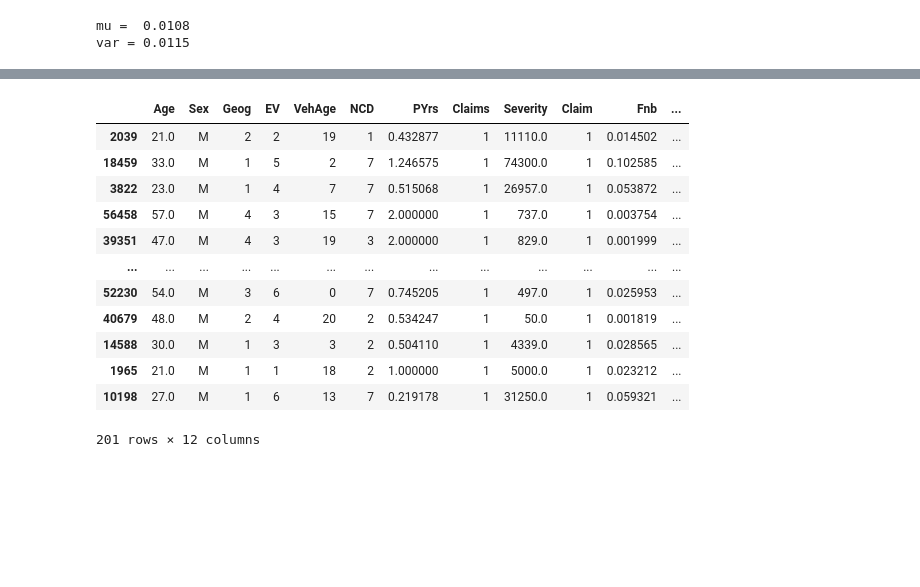
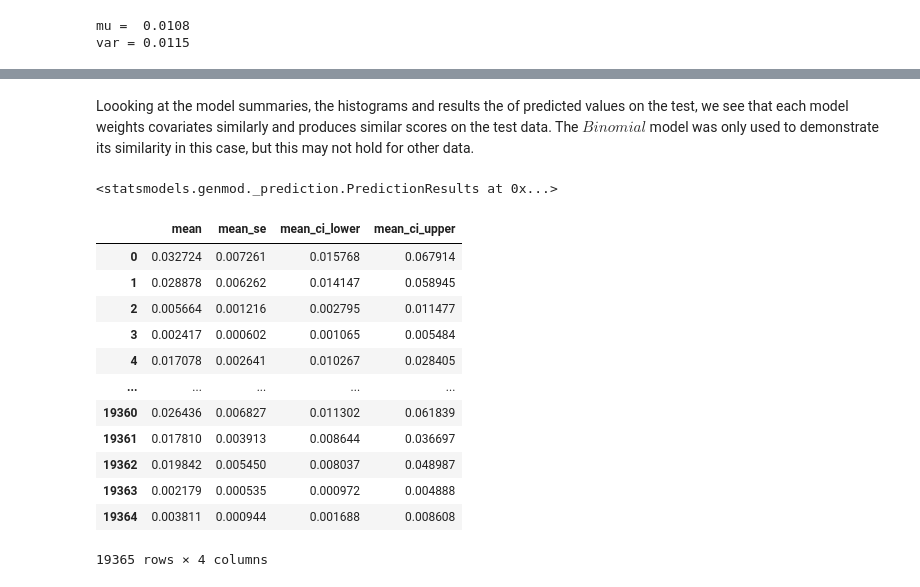
Before and after one commit to bpostance/learn_data_science, a Jupyter notebook: Risk/02-FrequencySeverity-auto.ipynb, the cells around one changed output, grey strips where cells are left out. Cells and saved outputs as stored; diff of their text form; code cells hidden in the pictures; blank space fills up the shorter version.

```diff
--- a/Risk/02-FrequencySeverity-auto.ipynb
+++ b/Risk/02-FrequencySeverity-auto.ipynb
@@ -215,16 +242,23 @@ test['Fpo'] = FreqPoisson.predict(test)
-# %%
-test.loc[test['Claim']==1]
-# %% [output]
-|  | Age | Sex | Geog | EV | VehAge | NCD | PYrs | Claims | Severity | Claim | Fnb | ... |
-| 2039 | 21.0 | M | 2 | 2 | 19 | 1 | 0.432877 | 1 | 11110.0 | 1 | 0.014502 | ... |
-| 18459 | 33.0 | M | 1 | 5 | 2 | 7 | 1.246575 | 1 | 74300.0 | 1 | 0.102585 | ... |
-| 3822 | 23.0 | M | 1 | 4 | 7 | 7 | 0.515068 | 1 | 26957.0 | 1 | 0.053872 | ... |
-| 56458 | 57.0 | M | 4 | 3 | 15 | 7 | 2.000000 | 1 | 737.0 | 1 | 0.003754 | ... |
-| 39351 | 47.0 | M | 4 | 3 | 19 | 3 | 2.000000 | 1 | 829.0 | 1 | 0.001999 | ... |
-| ... | ... | ... | ... | ... | ... | ... | ... | ... | ... | ... | ... | ... |
-| 52230 | 54.0 | M | 3 | 6 | 0 | 7 | 0.745205 | 1 | 497.0 | 1 | 0.025953 | ... |
-| 40679 | 48.0 | M | 2 | 4 | 20 | 2 | 0.534247 | 1 | 50.0 | 1 | 0.001819 | ... |
-| 14588 | 30.0 | M | 1 | 3 | 3 | 2 | 0.504110 | 1 | 4339.0 | 1 | 0.028565 | ... |
-| 1965 | 21.0 | M | 1 | 1 | 18 | 2 | 1.000000 | 1 | 5000.0 | 1 | 0.023212 | ... |
-| 10198 | 27.0 | M | 1 | 6 | 13 | 7 | 0.219178 | 1 | 31250.0 | 1 | 0.059321 | ... |
-201 rows × 12 columns
+# %% [markdown]
+Loooking at the model summaries, the histograms and results the of predicted values on the test, we see that each model weights covariates similarly and produces similar scores on the test data. The $Binomial$ model was only used to demonstrate its similarity in this case, but this may not hold for other data.
+# %%
+t = FreqNegBin.get_prediction(test)
+t
+# %% [output]
+<statsmodels.genmod._prediction.PredictionResults at 0x...>
+# %%
+t.summary_frame(alpha=0.001)
+# %% [output]
+|  | mean | mean_se | mean_ci_lower | mean_ci_upper |
+| 0 | 0.032724 | 0.007261 | 0.015768 | 0.067914 |
+| 1 | 0.028878 | 0.006262 | 0.014147 | 0.058945 |
+| 2 | 0.005664 | 0.001216 | 0.002795 | 0.011477 |
+| 3 | 0.002417 | 0.000602 | 0.001065 | 0.005484 |
+| 4 | 0.017078 | 0.002641 | 0.010267 | 0.028405 |
+| ... | ... | ... | ... | ... |
+| 19360 | 0.026436 | 0.006827 | 0.011302 | 0.061839 |
+| 19361 | 0.017810 | 0.003913 | 0.008644 | 0.036697 |
+| 19362 | 0.019842 | 0.005450 | 0.008037 | 0.048987 |
+| 19363 | 0.002179 | 0.000535 | 0.000972 | 0.004888 |
+| 19364 | 0.003811 | 0.000944 | 0.001688 | 0.008608 |
+19365 rows × 4 columns
```
Also changed, not shown: parts of 9 cells of this notebook.
